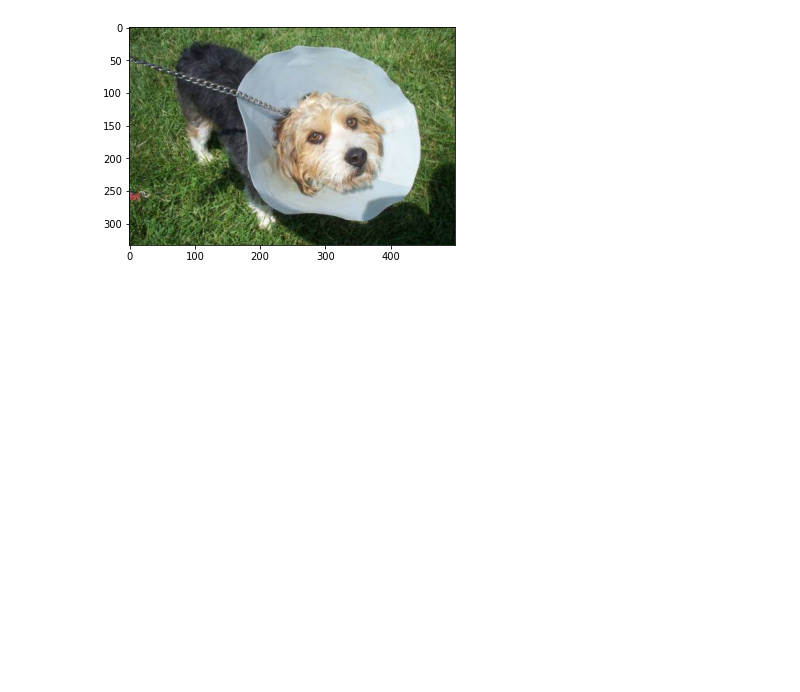
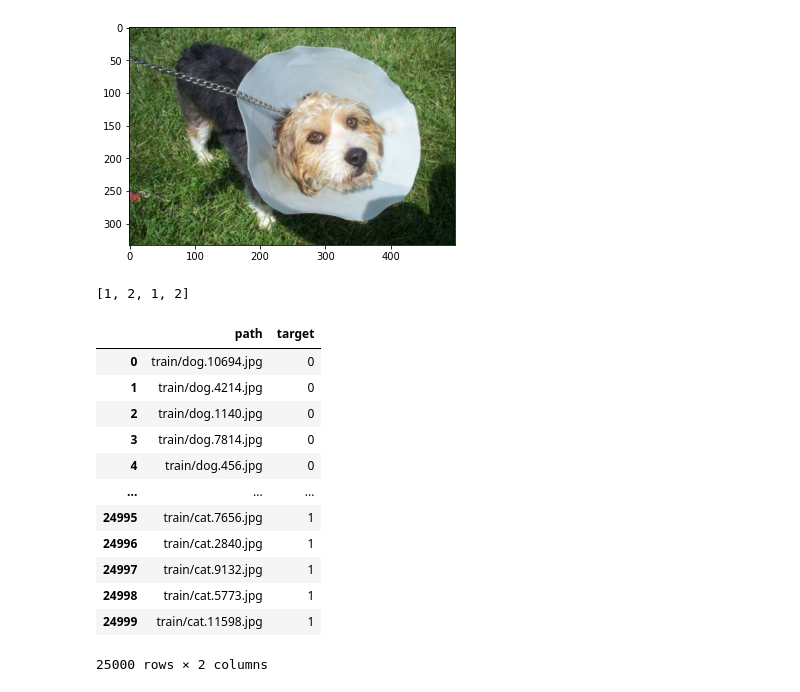
Before and after one commit to rerebebeccacca/20210602-machine-learing, a Jupyter notebook: transferlearning.ipynb, the cells around one changed output. Saved outputs shown, nothing was run; the diff lists cells and outputs as text; code cells hidden in the pictures; blank space fills up the shorter version.

```diff
--- a/transferlearning.ipynb
+++ b/transferlearning.ipynb
@@ -24,11 +24,31 @@ plt.imshow(img )
 (499, 333)
 <matplotlib.image.AxesImage at 0x...>
 [figure]
+# %%
+#list的乘法複習
+[1,2]*2
+# %% [output]
+[1, 2, 1, 2]
 # %%
 import pandas as pd
 dogf = glob.glob("train/dog.*")
 catf = glob.glob("train/cat.*")
 data = pd.DataFrame({
     "path":dogf + catf,
     "target":[0] * len(dogf)+ [1]* len(catf)
 })
+data#印出來
+# %% [output]
+|  | path | target |
+| 0 | train/dog.10694.jpg | 0 |
+| 1 | train/dog.4214.jpg | 0 |
+| 2 | train/dog.1140.jpg | 0 |
+| 3 | train/dog.7814.jpg | 0 |
+| 4 | train/dog.456.jpg | 0 |
+| ... | ... | ... |
+| 24995 | train/cat.7656.jpg | 1 |
+| 24996 | train/cat.2840.jpg | 1 |
+| 24997 | train/cat.9132.jpg | 1 |
+| 24998 | train/cat.5773.jpg | 1 |
+| 24999 | train/cat.11598.jpg | 1 |
+25000 rows × 2 columns
```
Also changed, not shown: parts of 3 cells of this notebook.
